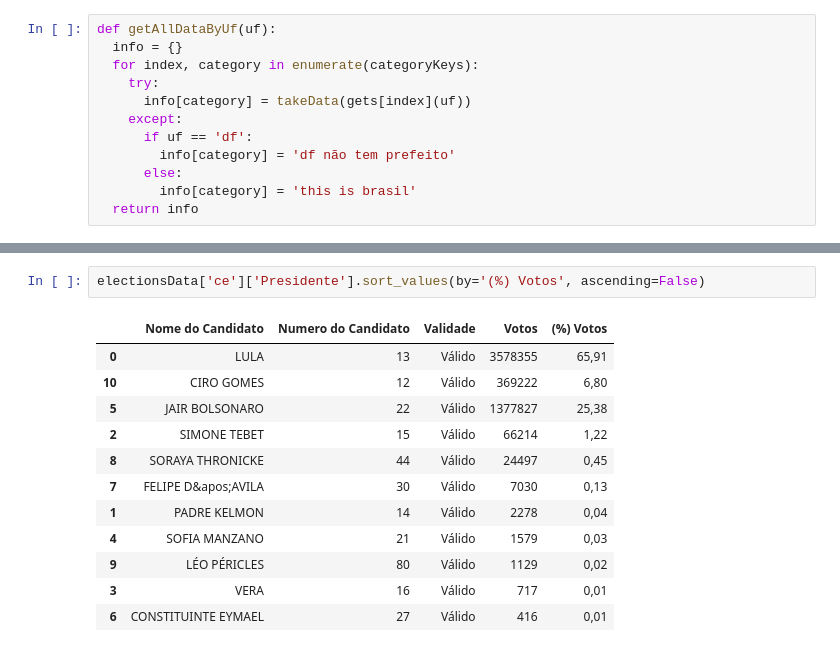
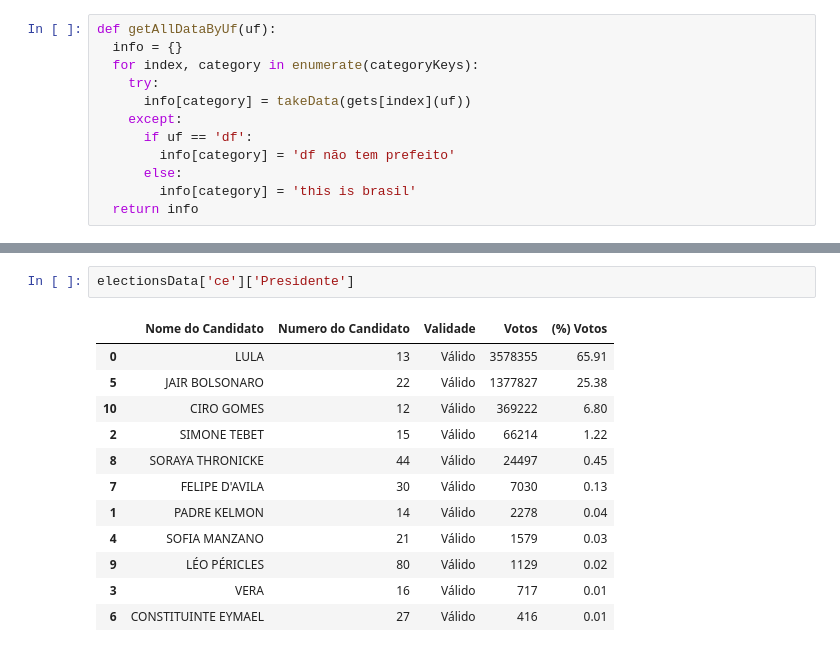
Before and after one commit to luisArthurRodriguesDaSilva/analise-eleicoes-brasileiras-2022, a Jupyter notebook: apuração.ipynb, the cells around one changed output, grey strips where cells are left out. Saved outputs shown, nothing was run; the diff lists cells and outputs as text.

```diff
--- a/apuração.ipynb
+++ b/apuração.ipynb
@@ -116,15 +140,15 @@ for i, uf in  enumerate(brasil_ufs):
 # %%
-electionsData['ce']['Presidente'].sort_values(by='(%) Votos', ascending=False)
+electionsData['ce']['Presidente']
 # %% [output]
 |  | Nome do Candidato | Numero do Candidato | Validade | Votos | (%) Votos |
-| 0 | LULA | 13 | Válido | 3578355 | 65,91 |
-| 10 | CIRO GOMES | 12 | Válido | 369222 | 6,80 |
-| 5 | JAIR BOLSONARO | 22 | Válido | 1377827 | 25,38 |
-| 2 | SIMONE TEBET | 15 | Válido | 66214 | 1,22 |
-| 8 | SORAYA THRONICKE | 44 | Válido | 24497 | 0,45 |
-| 7 | FELIPE D&apos;AVILA | 30 | Válido | 7030 | 0,13 |
-| 1 | PADRE KELMON | 14 | Válido | 2278 | 0,04 |
-| 4 | SOFIA MANZANO | 21 | Válido | 1579 | 0,03 |
-| 9 | LÉO PÉRICLES | 80 | Válido | 1129 | 0,02 |
-| 3 | VERA | 16 | Válido | 717 | 0,01 |
-| 6 | CONSTITUINTE EYMAEL | 27 | Válido | 416 | 0,01 |
+| 0 | LULA | 13 | Válido | 3578355 | 65.91 |
+| 5 | JAIR BOLSONARO | 22 | Válido | 1377827 | 25.38 |
+| 10 | CIRO GOMES | 12 | Válido | 369222 | 6.80 |
+| 2 | SIMONE TEBET | 15 | Válido | 66214 | 1.22 |
+| 8 | SORAYA THRONICKE | 44 | Válido | 24497 | 0.45 |
+| 7 | FELIPE D'AVILA | 30 | Válido | 7030 | 0.13 |
+| 1 | PADRE KELMON | 14 | Válido | 2278 | 0.04 |
+| 4 | SOFIA MANZANO | 21 | Válido | 1579 | 0.03 |
+| 9 | LÉO PÉRICLES | 80 | Válido | 1129 | 0.02 |
+| 3 | VERA | 16 | Válido | 717 | 0.01 |
+| 6 | CONSTITUINTE EYMAEL | 27 | Válido | 416 | 0.01 |
```
Also changed, not shown: parts of 3 cells of this notebook.
